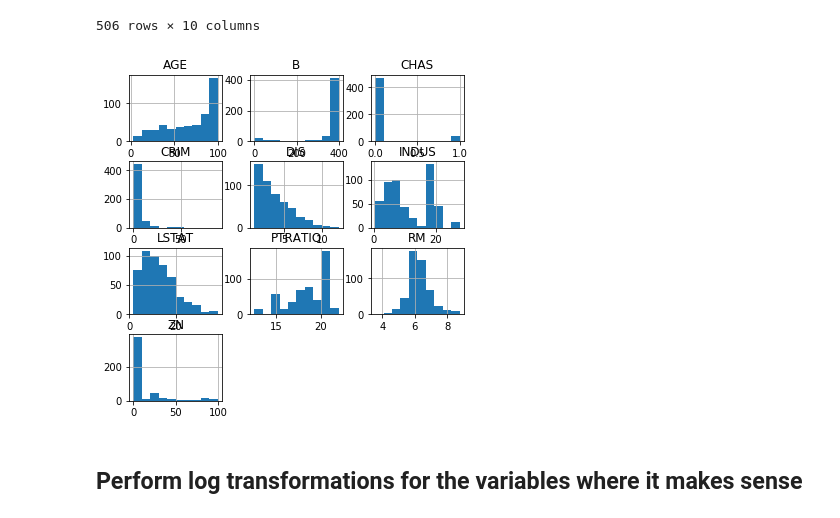
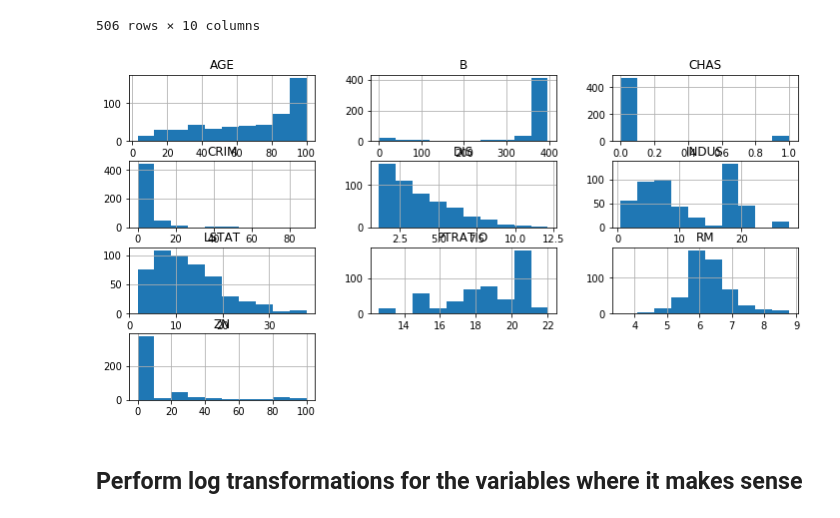
Before and after one commit to vanacorec/dsc-feature-scaling-and-normalization---lab-nyc-ds-career-012819, a Jupyter notebook: index.ipynb, the cells around one changed output. Drawn from its saved outputs; the diff is of its cells as text; code cells hidden in the pictures.

```diff
--- a/index.ipynb
+++ b/index.ipynb
@@ -79,9 +79,9 @@ boston_continuous_features
 | 505 | 0.04741 | 0.0 | 11.93 | 0.0 | 6.030 | 80.8 | 2.5050 | 21.0 | 396.90 | 7.88 |
 506 rows × 10 columns
 # %%
-boston_continuous_features.hist(figsize  = [, 6]);
+boston_continuous_features.hist(figsize  = [12, 6]);
 # %% [output]
-[figure, old version]
+[figure, new version]
 # %% [markdown]
 ## Perform log transformations for the variables where it makes sense
 # %% [markdown]
```
